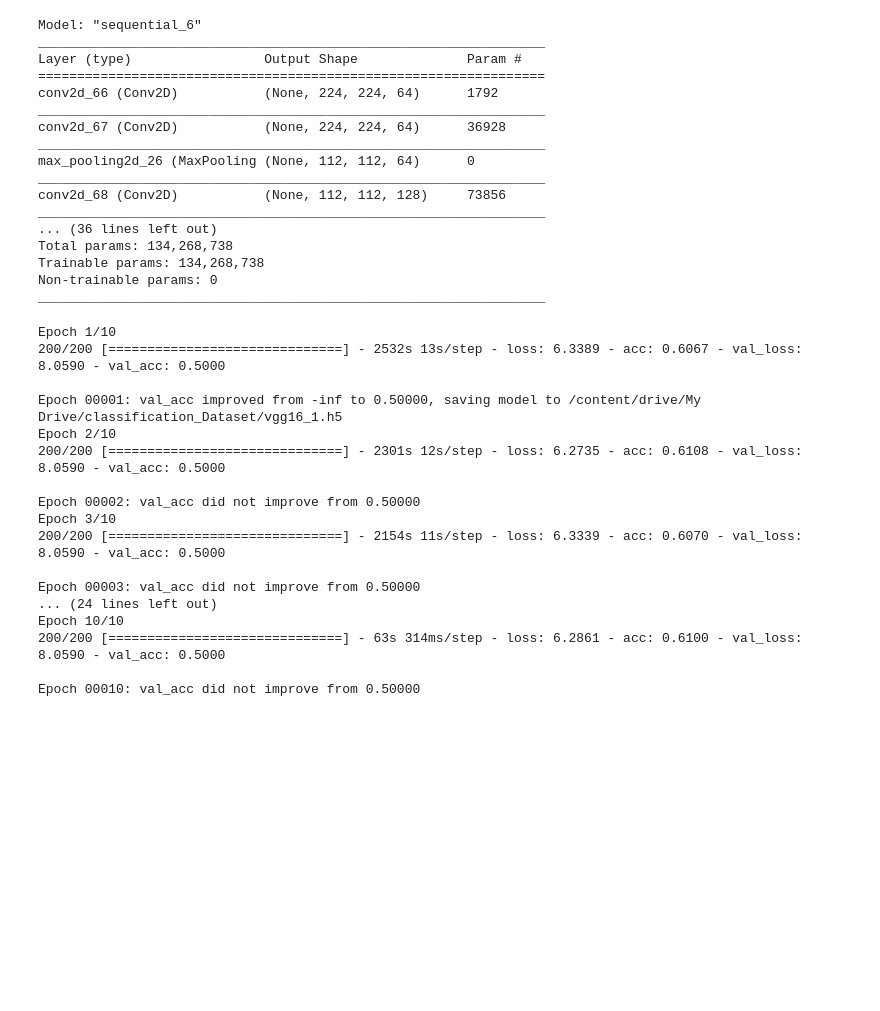
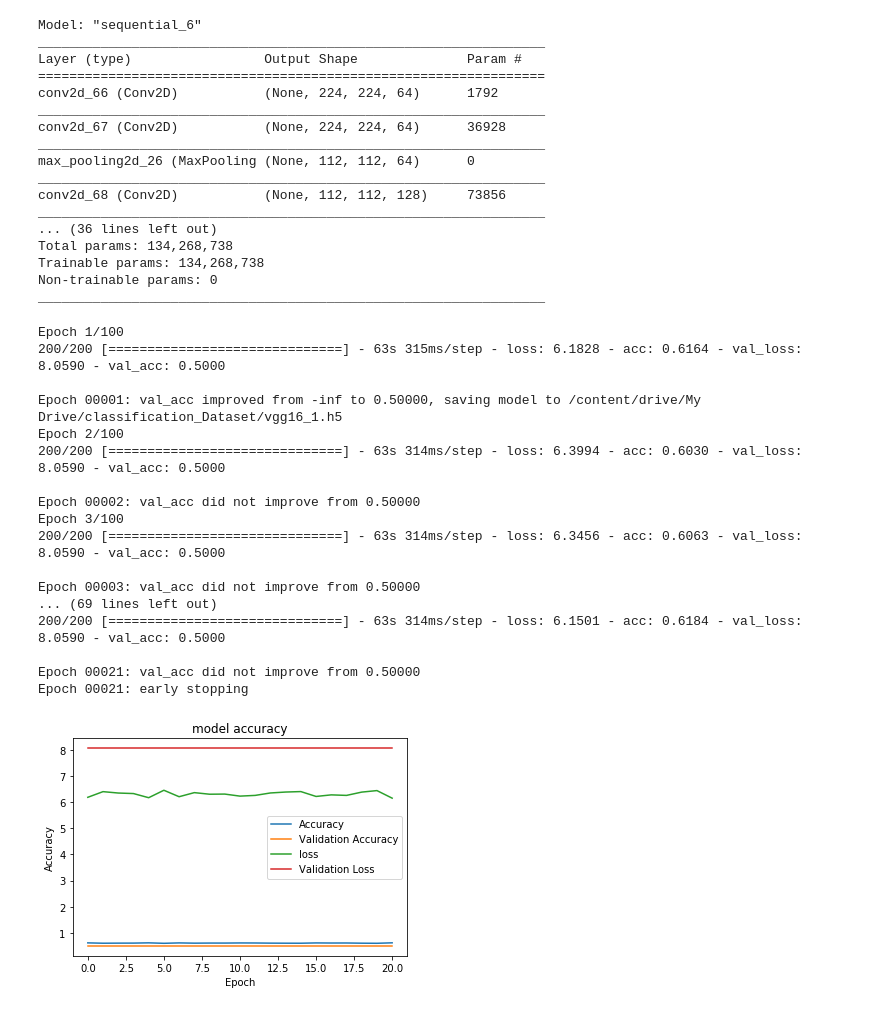
Before and after one commit to R-aryan/Image_Classification_VGG16, a Jupyter notebook: Classification_Cat_VS_Dogs.ipynb, the cells around one changed output. Saved outputs shown, nothing was run; the diff lists cells and outputs as text; code cells hidden in the pictures; blank space fills up the shorter version.

```diff
--- a/Classification_Cat_VS_Dogs.ipynb
+++ b/Classification_Cat_VS_Dogs.ipynb
@@ -175,22 +177,35 @@ checkpoint = ModelCheckpoint("/content/drive/My Drive/classification_Dataset/vgg
 
 early = EarlyStopping(monitor='val_acc', min_delta=0, patience=20, verbose=1, mode='auto')
 
-hist = model.fit_generator(steps_per_epoch=200,generator=traindata, validation_data= testdata, validation_steps=80,epochs=10,callbacks=[checkpoint,early])
+hist = model.fit_generator(steps_per_epoch=200,generator=traindata, validation_data= testdata, validation_steps=80,epochs=100,callbacks=[checkpoint,early])
 # %% [output]
-Epoch 1/10
-200/200 [==============================] - 2532s 13s/step - loss: 6.3389 - acc: 0.6067 - val_loss: 8.0590 - val_acc: 0.5000
+Epoch 1/100
+200/200 [==============================] - 63s 315ms/step - loss: 6.1828 - acc: 0.6164 - val_loss: 8.0590 - val_acc: 0.5000
 
 Epoch 00001: val_acc improved from -inf to 0.50000, saving model to /content/drive/My Drive/classification_Dataset/vgg16_1.h5
-Epoch 2/10
-200/200 [==============================] - 2301s 12s/step - loss: 6.2735 - acc: 0.6108 - val_loss: 8.0590 - val_acc: 0.5000
+Epoch 2/100
+200/200 [==============================] - 63s 314ms/step - loss: 6.3994 - acc: 0.6030 - val_loss: 8.0590 - val_acc: 0.5000
 
 Epoch 00002: val_acc did not improve from 0.50000
-Epoch 3/10
-200/200 [==============================] - 2154s 11s/step - loss: 6.3339 - acc: 0.6070 - val_loss: 8.0590 - val_acc: 0.5000
+Epoch 3/100
+200/200 [==============================] - 63s 314ms/step - loss: 6.3456 - acc: 0.6063 - val_loss: 8.0590 - val_acc: 0.5000
 
 Epoch 00003: val_acc did not improve from 0.50000
-... (24 lines left out)
-Epoch 10/10
-200/200 [==============================] - 63s 314ms/step - loss: 6.2861 - acc: 0.6100 - val_loss: 8.0590 - val_acc: 0.5000
+... (69 lines left out)
+200/200 [==============================] - 63s 314ms/step - loss: 6.1501 - acc: 0.6184 - val_loss: 8.0590 - val_acc: 0.5000
 
-Epoch 00010: val_acc did not improve from 0.50000
+Epoch 00021: val_acc did not improve from 0.50000
+Epoch 00021: early stopping
+# %%
+import matplotlib.pyplot as plt
+plt.plot(hist.history["acc"])
+plt.plot(hist.history['val_acc'])
+plt.plot(hist.history['loss'])
+plt.plot(hist.history['val_loss'])
+plt.title("model accuracy")
+plt.ylabel("Accuracy")
+plt.xlabel("Epoch")
+plt.legend(["Accuracy","Validation Accuracy","loss","Validation Loss"])
+plt.show()
+# %% [output]
+[figure, added]
```
Also changed, not shown: parts of 1 cell of this notebook.
